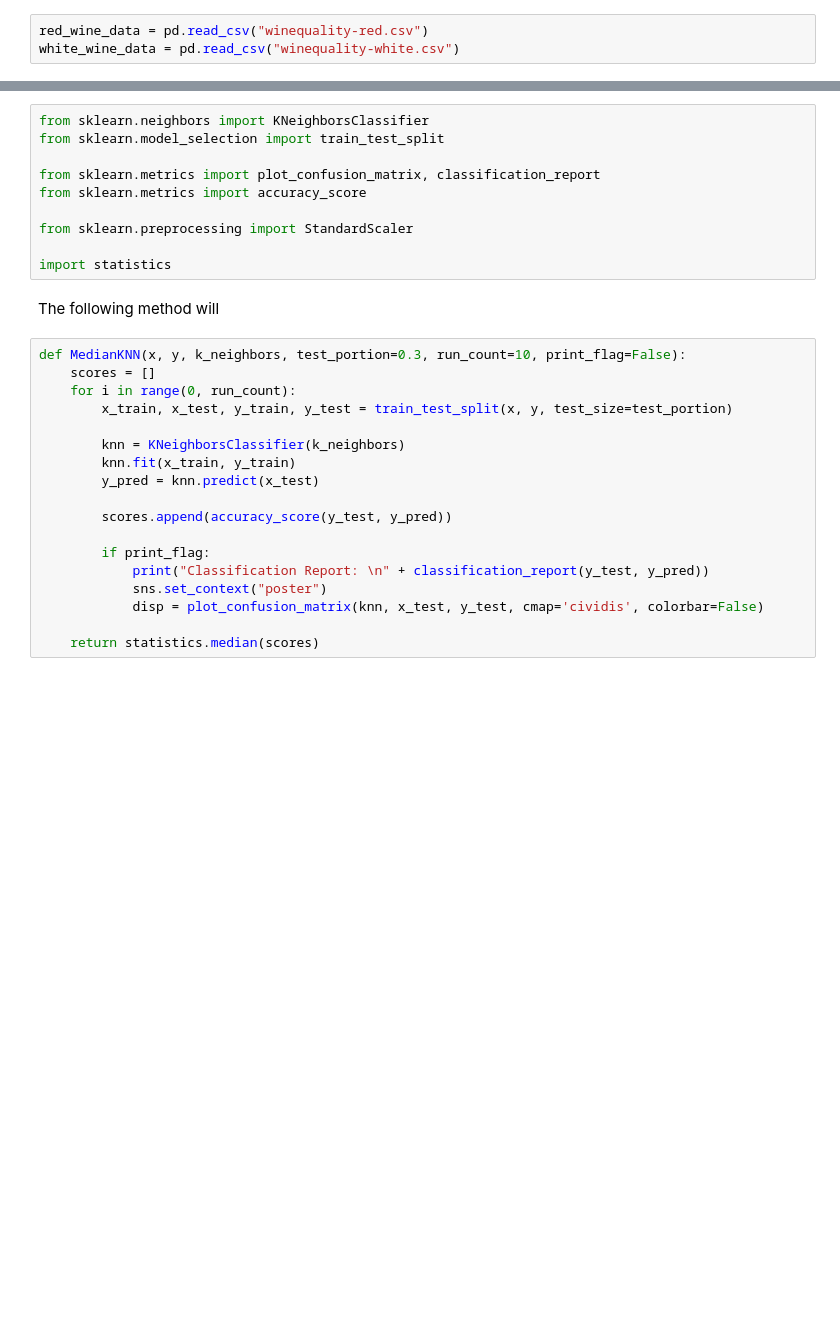
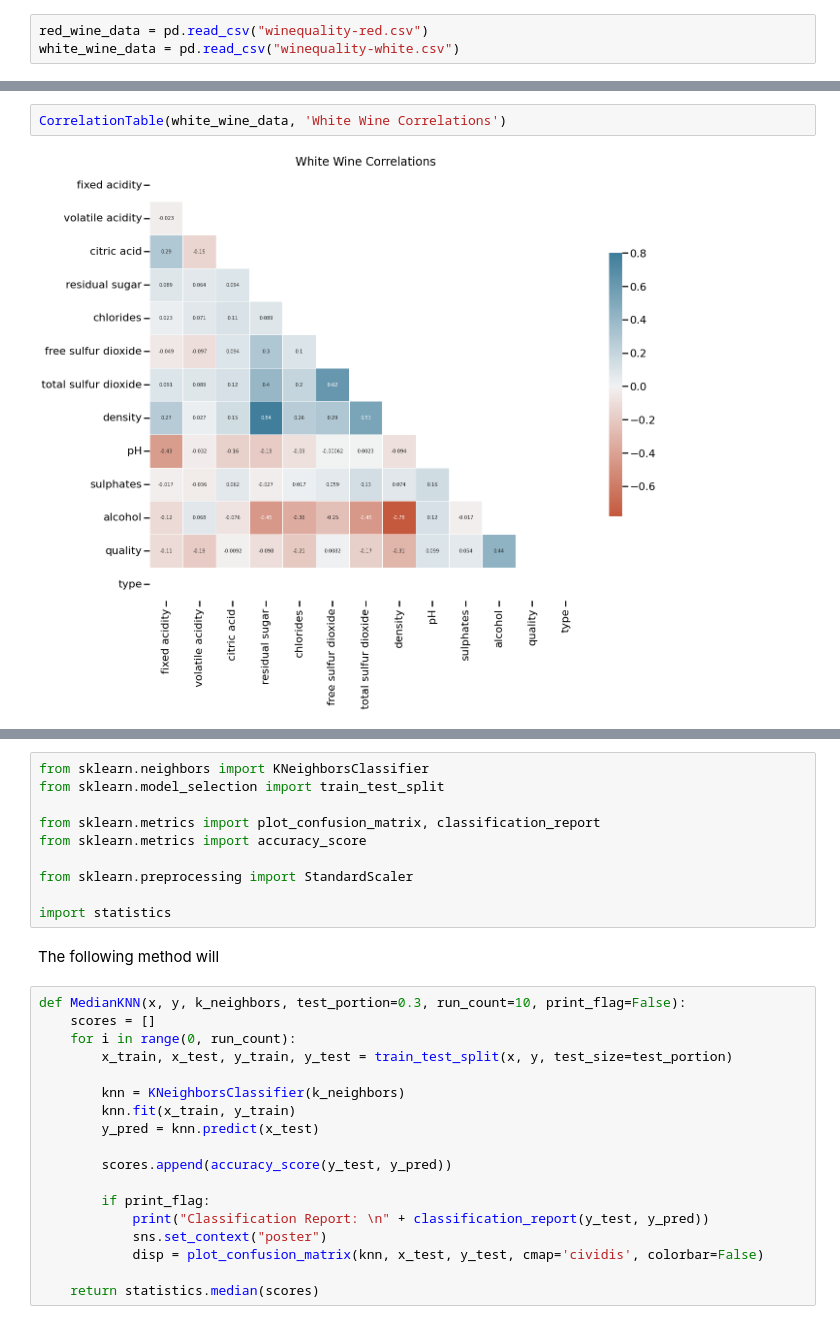
Before and after one commit to TamirIsCool/DataScIntro, a Jupyter notebook: Regression/Wine.ipynb, the cells around one changed output, grey strips where cells are left out. Drawn from its saved outputs; the diff is of its cells as text; blank space fills up the shorter version.

```diff
--- a/Regression/Wine.ipynb
+++ b/Regression/Wine.ipynb
@@ -97,0 +133,4 @@ wine_data.head()
+# %%
+CorrelationTable(white_wine_data, 'White Wine Correlations')
+# %% [output]
+[figure, added]
```
Also changed, not shown: parts of 52 cells of this notebook, 2 other files.
